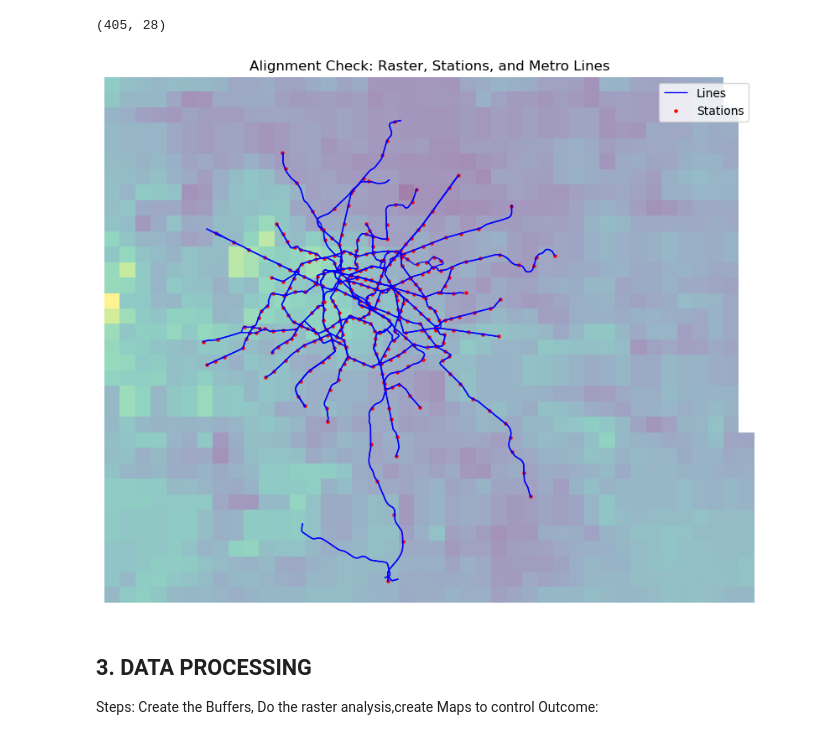
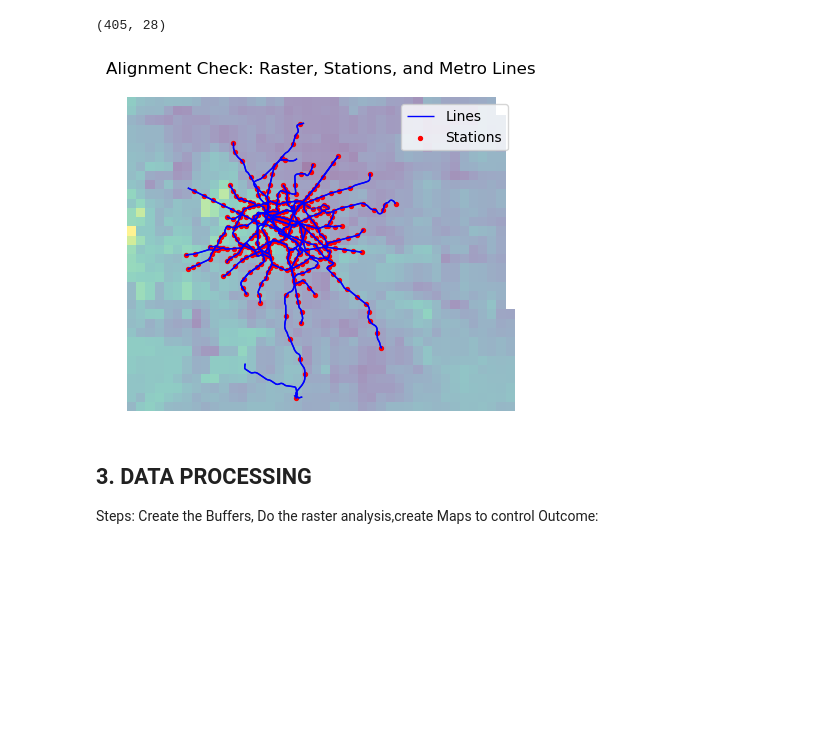
Before and after one commit to tomixmeier/ParisMetro, a Jupyter notebook: notebooks/analysis.ipynb, the cells around one changed output. Saved outputs shown, nothing was run; the diff lists cells and outputs as text; code cells hidden in the pictures; blank space fills up the shorter version.

```diff
--- a/notebooks/analysis.ipynb
+++ b/notebooks/analysis.ipynb
@@ -87,19 +89,19 @@ metro_lines_paris = metro_lines[
 ].copy()
 # %%
 #Checkup Map to see if Raster, Stations and Lines are in the same System
-fig, ax = plt.subplots(figsize=(10,10))
+fig, ax = plt.subplots(figsize=(5,5))
 # Raster anzeigen
 with rasterio.open(income_raster_path) as src:
     show(src, ax=ax, cmap="viridis", alpha=0.5)
 metro_lines_paris.plot(ax=ax, color="blue", linewidth=1, label="Lines")
-stations.plot(ax=ax, color="red", markersize=5, label="Stations")
+stations.plot(ax=ax, color="red", markersize=8, label="Stations")
 ax.set_title("Alignment Check: Raster, Stations, and Metro Lines")
 ax.set_axis_off()
 
 plt.legend()
 plt.show()
 # %% [output]
-[figure, old version]
+[figure, new version]
 # %% [markdown]
 ## 3. DATA PROCESSING
 Steps: Create the Buffers, Do the raster analysis,create Maps to control
```
Also changed, not shown: parts of 10 cells of this notebook, 4 other files.
